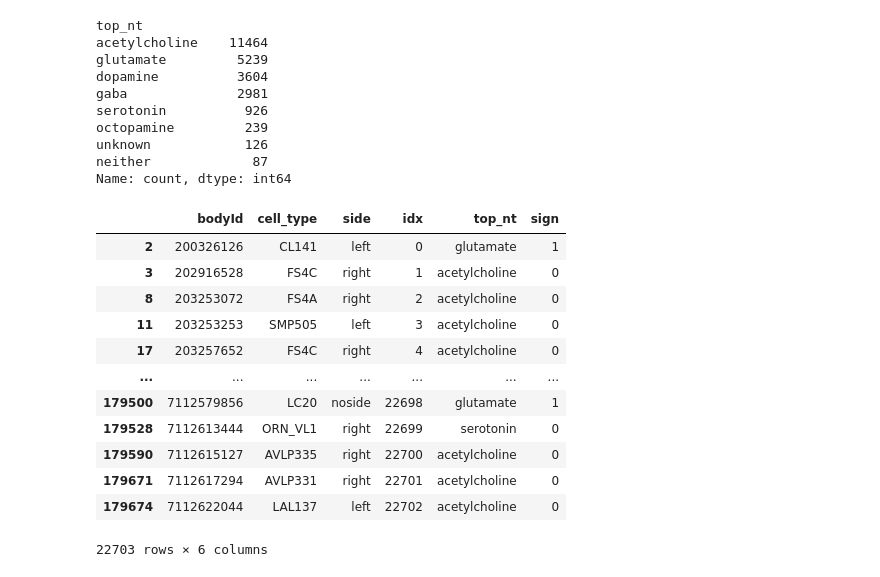
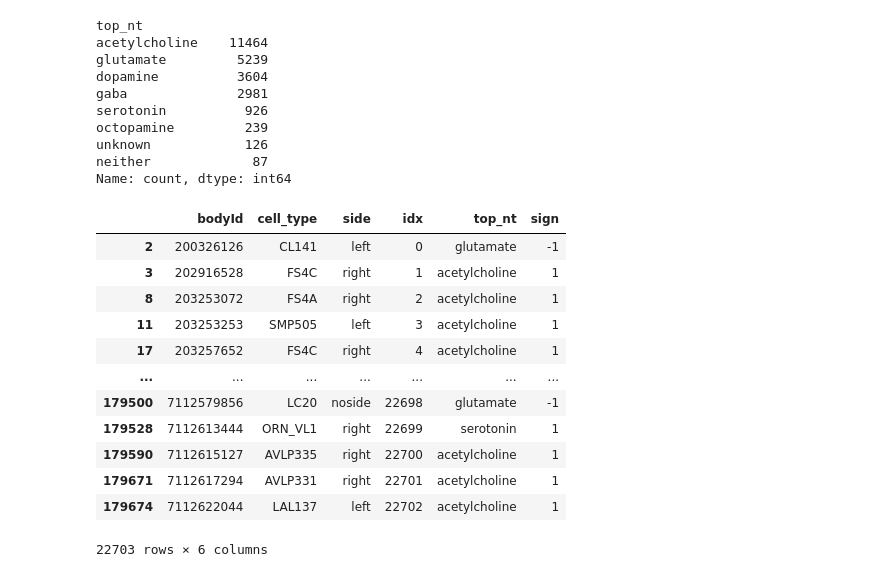
Before and after one commit to YijieYin/connectome_data_prep, a Jupyter notebook: hemibrain/dataprep_neuron.ipynb, the cells around one changed output. Cells and saved outputs as stored; diff of their text form; code cells hidden in the pictures.

Commit message:
fix sign bug

```diff
--- a/hemibrain/dataprep_neuron.ipynb
+++ b/hemibrain/dataprep_neuron.ipynb
@@ -161,23 +168,23 @@ Name: count, dtype: int64
 # %%
 meta = neuron_df[["bodyId", "type", "side"]].copy()
 meta.rename(columns={"type": "cell_type"}, inplace=True)
 meta["idx"] = meta["bodyId"].map(nodes_to_idx)
 meta["top_nt"] = meta.bodyId.map(bid_to_nt)
-meta["sign"] = [1 if nt in ["gaba", "glutamate"] else 0 for nt in meta.top_nt]
+meta["sign"] = [-1 if nt in ["gaba", "glutamate"] else 1 for nt in meta.top_nt]
 
 meta.to_csv("../data/hemibrain/hemibrain_neuron_meta.csv", index=False)
 meta
 # %% [output]
 |  | bodyId | cell_type | side | idx | top_nt | sign |
-| 2 | 200326126 | CL141 | left | 0 | glutamate | 1 |
-| 3 | 202916528 | FS4C | right | 1 | acetylcholine | 0 |
-| 8 | 203253072 | FS4A | right | 2 | acetylcholine | 0 |
-| 11 | 203253253 | SMP505 | left | 3 | acetylcholine | 0 |
-| 17 | 203257652 | FS4C | right | 4 | acetylcholine | 0 |
+| 2 | 200326126 | CL141 | left | 0 | glutamate | -1 |
+| 3 | 202916528 | FS4C | right | 1 | acetylcholine | 1 |
+| 8 | 203253072 | FS4A | right | 2 | acetylcholine | 1 |
+| 11 | 203253253 | SMP505 | left | 3 | acetylcholine | 1 |
+| 17 | 203257652 | FS4C | right | 4 | acetylcholine | 1 |
 | ... | ... | ... | ... | ... | ... | ... |
-| 179500 | 7112579856 | LC20 | noside | 22698 | glutamate | 1 |
-| 179528 | 7112613444 | ORN_VL1 | right | 22699 | serotonin | 0 |
-| 179590 | 7112615127 | AVLP335 | right | 22700 | acetylcholine | 0 |
-| 179671 | 7112617294 | AVLP331 | right | 22701 | acetylcholine | 0 |
-| 179674 | 7112622044 | LAL137 | left | 22702 | acetylcholine | 0 |
+| 179500 | 7112579856 | LC20 | noside | 22698 | glutamate | -1 |
+| 179528 | 7112613444 | ORN_VL1 | right | 22699 | serotonin | 1 |
+| 179590 | 7112615127 | AVLP335 | right | 22700 | acetylcholine | 1 |
+| 179671 | 7112617294 | AVLP331 | right | 22701 | acetylcholine | 1 |
+| 179674 | 7112622044 | LAL137 | left | 22702 | acetylcholine | 1 |
 22703 rows × 6 columns
```
Also changed, not shown: parts of 1 cell of this notebook, 1 other file.
